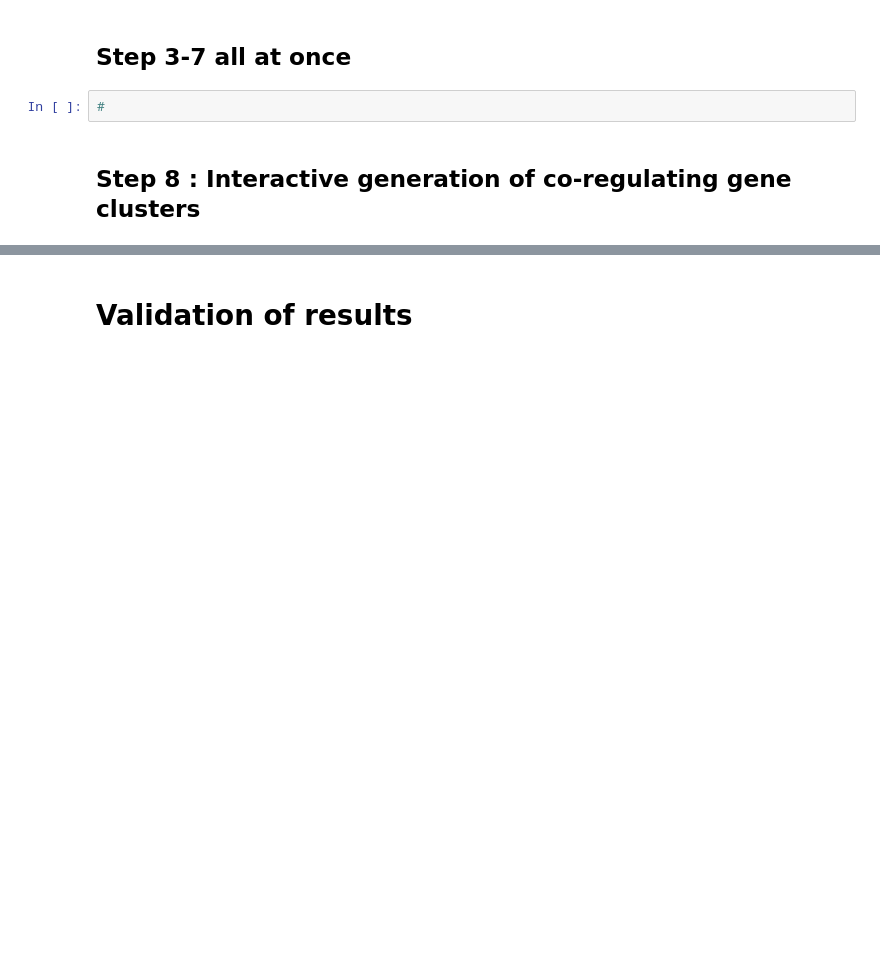
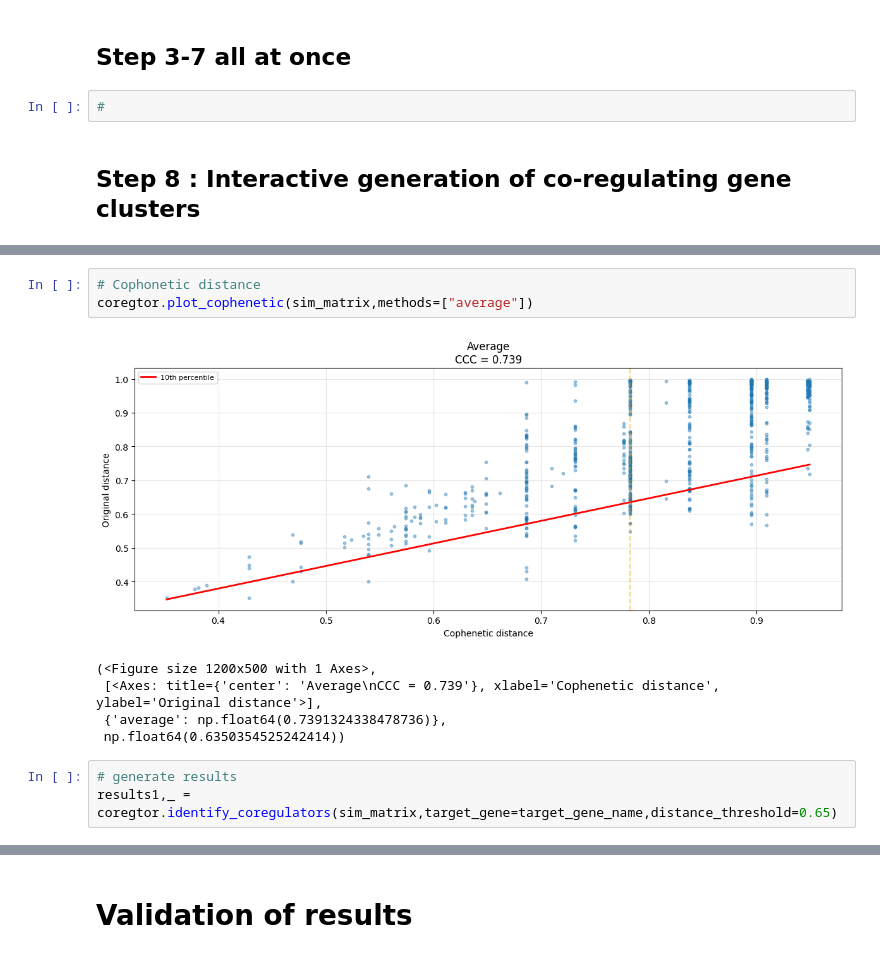
Before and after one commit to shubhvjain/coregtor, a Jupyter notebook: docs/tutorial1.ipynb, the cells around one changed output, grey strips where cells are left out. Drawn from its saved outputs; the diff is of its cells as text; blank space fills up the shorter version.

```diff
--- a/docs/tutorial1.ipynb
+++ b/docs/tutorial1.ipynb
@@ -193,0 +216,12 @@ sim_matrix
+# %%
+# Cophonetic distance
+coregtor.plot_cophenetic(sim_matrix,methods=["average"])
+# %% [output]
+[figure, added]
+(<Figure size 1200x500 with 1 Axes>,
+ [<Axes: title={'center': 'Average\nCCC = 0.739'}, xlabel='Cophenetic distance', ylabel='Original distance'>],
+ {'average': np.float64(0.7391324338478736)},
+ np.float64(0.6350354525242414))
+# %%
+# generate results
+results1,_ = coregtor.identify_coregulators(sim_matrix,target_gene=target_gene_name,distance_threshold=0.65)
```
Also changed, not shown: parts of 9 cells of this notebook.
